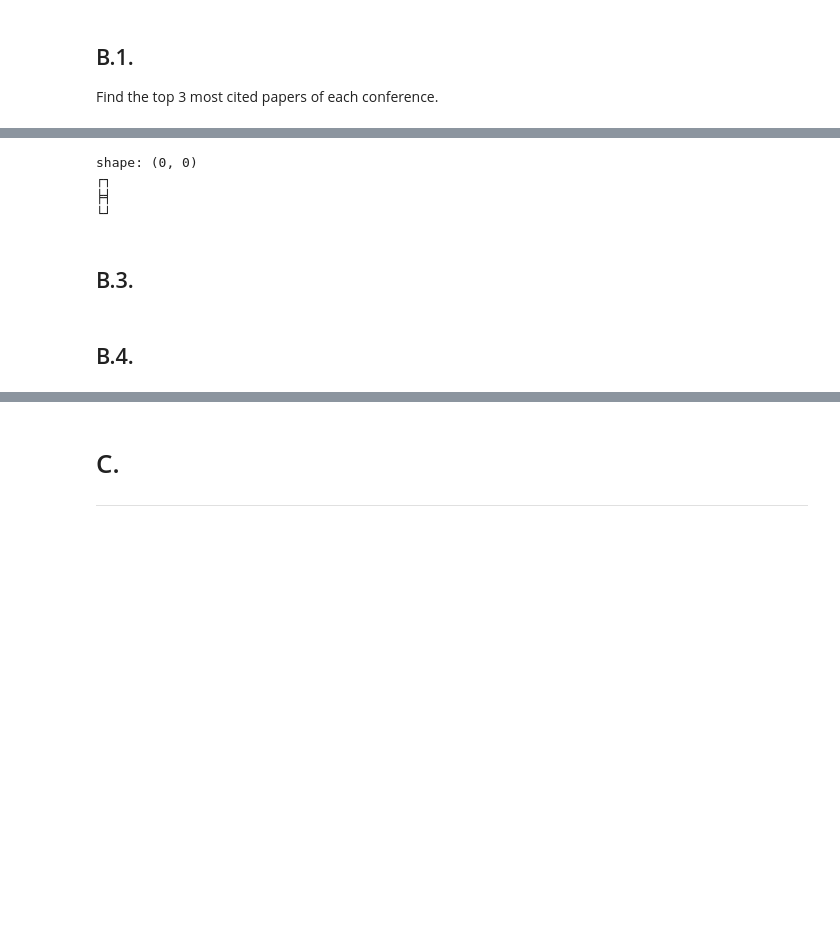
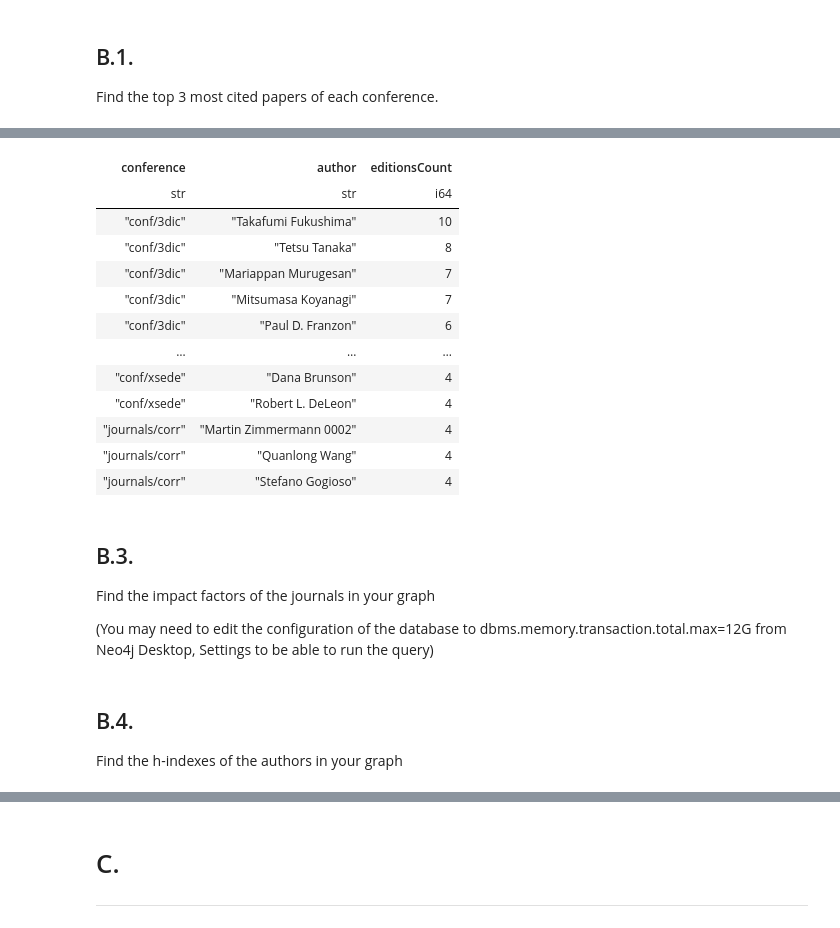
Before and after one commit to romj99/big_data_management_01, a Jupyter notebook: main.ipynb, the cells around one changed output, grey strips where cells are left out. Drawn from its saved outputs; the diff is of its cells as text; code cells hidden in the pictures; blank space fills up the shorter version.

```diff
--- a/main.ipynb
+++ b/main.ipynb
@@ -1697,20 +1698,18 @@ For each conference find its community: i.e., those authors that have published
 # %%
 cypher_query = """
+    // find those authors that published in a conference edition of the type conference
     MATCH (conf:Conference)-[:HAS_EDITION_C]->(ed:ConferenceEdition),
     (ed)<-[:PUBLISHED_IN_C]-(p:Paper)<-[:AUTHORED]-(a:Author)
+    // Group by conference name and author name,
+    // and count the number of editions the author appeared in the same conference
     WITH
-    conf.name          AS conference,
-    a.full_name        AS author,
-    COUNT(DISTINCT ed.edition_id) AS editionsCount
-    WHERE
-    editionsCount >= 4
-    RETURN
-    conference,
-    author,
-    editionsCount
-    ORDER BY
-    conference,
-    editionsCount DESC;
+        conf.name          AS conference,
+        a.name             AS author,
+    COUNT(DISTINCT ed.name) AS editionsCount
+    // Keep only those authors that published in at least 4 editions of the same conf
+    WHERE editionsCount >= 4
+    RETURN conference, author, editionsCount
+    ORDER BY conference, editionsCount DESC;
 """
 run_query(cypher_query)
 # %% [output]
@@ -1720,8 +1717,20 @@ Received notification from DBMS server: {severity: WARNING} {code: Neo.ClientNot
-shape: (0, 0)
-┌┐
-╞╡
-└┘
+| conference | author | editionsCount |
+| str | str | i64 |
+| "conf/3dic" | "Takafumi Fukushima" | 10 |
+| "conf/3dic" | "Tetsu Tanaka" | 8 |
+| "conf/3dic" | "Mariappan Murugesan" | 7 |
+| "conf/3dic" | "Mitsumasa Koyanagi" | 7 |
+| "conf/3dic" | "Paul D. Franzon" | 6 |
+| … | … | … |
+| "conf/xsede" | "Dana Brunson" | 4 |
+| "conf/xsede" | "Robert L. DeLeon" | 4 |
+| "journals/corr" | "Martin Zimmermann 0002" | 4 |
+| "journals/corr" | "Quanlong Wang" | 4 |
+| "journals/corr" | "Stefano Gogioso" | 4 |
 # %% [markdown]
 ## B.3.
+Find the impact factors of the journals in your graph
+
+(You may need to edit the configuration of the database to dbms.memory.transaction.total.max=12G from Neo4j Desktop, Settings to be able to run the query)
 # %%
 cypher_query = """
@@ -1752,2 +1761,3 @@ result = run_query(cypher_query)
 # %% [markdown]
 ## B.4.
+Find the h-indexes of the authors in your graph
```
Also changed, not shown: parts of 34 cells of this notebook.
